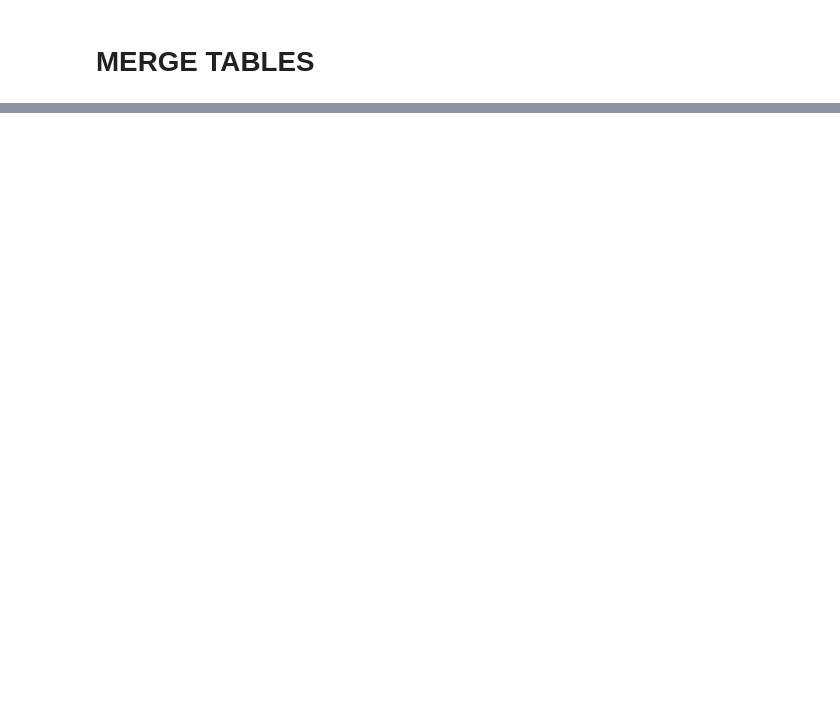
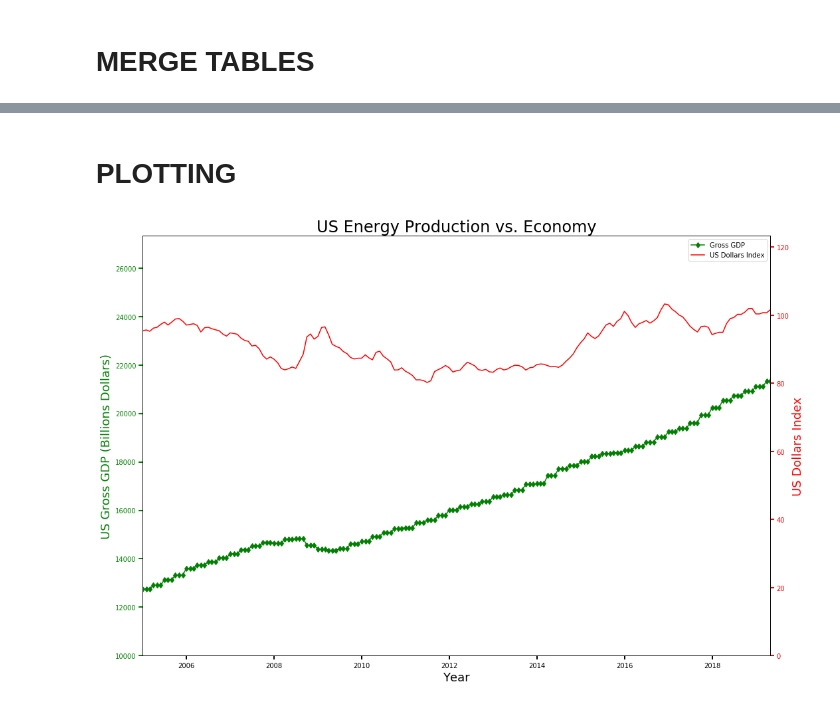
Before and after one commit to kk-deng/CanadaEnergyIE, a Jupyter notebook: Part 1 - US Oil Export and GDP vs. USD dollars.ipynb, the cells around one changed output, grey strips where cells are left out. Saved outputs shown, nothing was run; the diff lists cells and outputs as text; code cells hidden in the pictures; blank space fills up the shorter version.

Commit message:
Add plotting part to Part 1 notebook

```diff
--- a/Part 1 - US Oil Export and GDP vs. USD dollars.ipynb
+++ b/Part 1 - US Oil Export and GDP vs. USD dollars.ipynb
@@ -318,3 +326,50 @@ merge_final.head(10)
 | 9 | 2005-10-01 | 136650 | 530.0 | 98.909 | 13332.3 | ... |
 # %%
 merge_final.to_csv("Transformed Data/Part 1.csv", index=False)
+# %% [markdown]
+# PLOTTING
+# %%
+x_axis = merge_final["Date"]
+y_axis_1 = merge_final["U.S. Exports of Crude Oil (Thousand Barrels)"]
+y_axis_2 = merge_final["US Dollars Index"]
+y_axis_3 = merge_final["US GDP by Oil and Gas Extraction"].astype(float)
+y_axis_4 = merge_final["Gross domestic product"].astype(float)
+y_axis_5 = merge_final["U.S. Field Production of Crude Oil Thousand Barrels"].astype(float)
+
+
+fig, host = plt.subplots(figsize=(15,10))
+fig.subplots_adjust(right=0.75)
+
+par1 = host.twinx()
+
+p1, = host.plot(x_axis, y_axis_4, "dg-", label="Gross GDP")
+p2, = par1.plot(x_axis, y_axis_2, "r-", label="US Dollars Index")
+
+host.set_title("US Energy Production vs. Economy", fontsize=24)
+host.set_xlim(min(x_axis), max(x_axis) )
+host.set_ylim(10000,max(y_axis_4) + 6000 )
+par1.set_ylim(0, max(y_axis_2) + 20)
+
+host.set_xlabel("Year", fontsize=18)
+host.set_ylabel("US Gross GDP (Billions Dollars)", fontsize=18)
+par1.set_ylabel("US Dollars Index", fontsize=18)
+
+host.yaxis.label.set_color(p1.get_color())
+par1.yaxis.label.set_color(p2.get_color())
+
+tkw = dict(size=6, width=2)
+host.tick_params(axis='y', colors=p1.get_color(), **tkw)
+par1.tick_params(axis='y', colors=p2.get_color(), **tkw)
+
+host.tick_params(axis='x', **tkw)
+
+lines = [p1, p2]
+
+host.legend(lines, [l.get_label() for l in lines], loc='best')
+plt.tight_layout()
+plt.savefig("Plots/Question 3 - US GDP vs. Dollars.png", bbox_inches='tight')
+
+
+plt.show()
+# %% [output]
+[figure, added]
```
Also changed, not shown: parts of 6 cells of this notebook, 5 other files.
